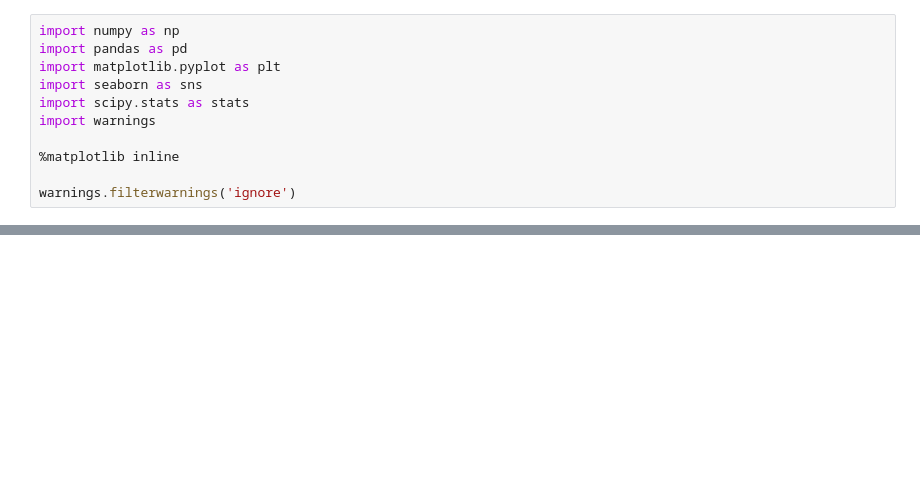
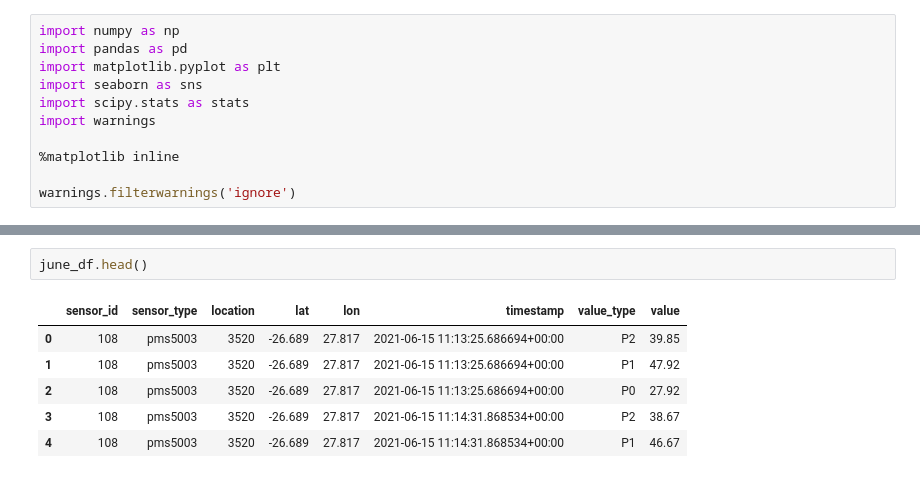
Before and after one commit to Abdoelabassi/Michigan-python-data-science, a Jupyter notebook: Applied-Plotting-Charting-Data_Representation/Week4/course2_assignment4/assignment4.ipynb, the cells around one changed output, grey strips where cells are left out. Drawn from its saved outputs; the diff is of its cells as text; blank space fills up the shorter version.

```diff
--- a/Applied-Plotting-Charting-Data_Representation/Week4/course2_assignment4/assignment4.ipynb
+++ b/Applied-Plotting-Charting-Data_Representation/Week4/course2_assignment4/assignment4.ipynb
@@ -69,0 +71,9 @@ may_df.head()
+# %%
+june_df.head()
+# %% [output]
+|  | sensor_id | sensor_type | location | lat | lon | timestamp | value_type | value |
+| 0 | 108 | pms5003 | 3520 | -26.689 | 27.817 | 2021-06-15 11:13:25.686694+00:00 | P2 | 39.85 |
+| 1 | 108 | pms5003 | 3520 | -26.689 | 27.817 | 2021-06-15 11:13:25.686694+00:00 | P1 | 47.92 |
+| 2 | 108 | pms5003 | 3520 | -26.689 | 27.817 | 2021-06-15 11:13:25.686694+00:00 | P0 | 27.92 |
+| 3 | 108 | pms5003 | 3520 | -26.689 | 27.817 | 2021-06-15 11:14:31.868534+00:00 | P2 | 38.67 |
+| 4 | 108 | pms5003 | 3520 | -26.689 | 27.817 | 2021-06-15 11:14:31.868534+00:00 | P1 | 46.67 |
```
Also changed, not shown: parts of 7 cells of this notebook, 16 other files.
